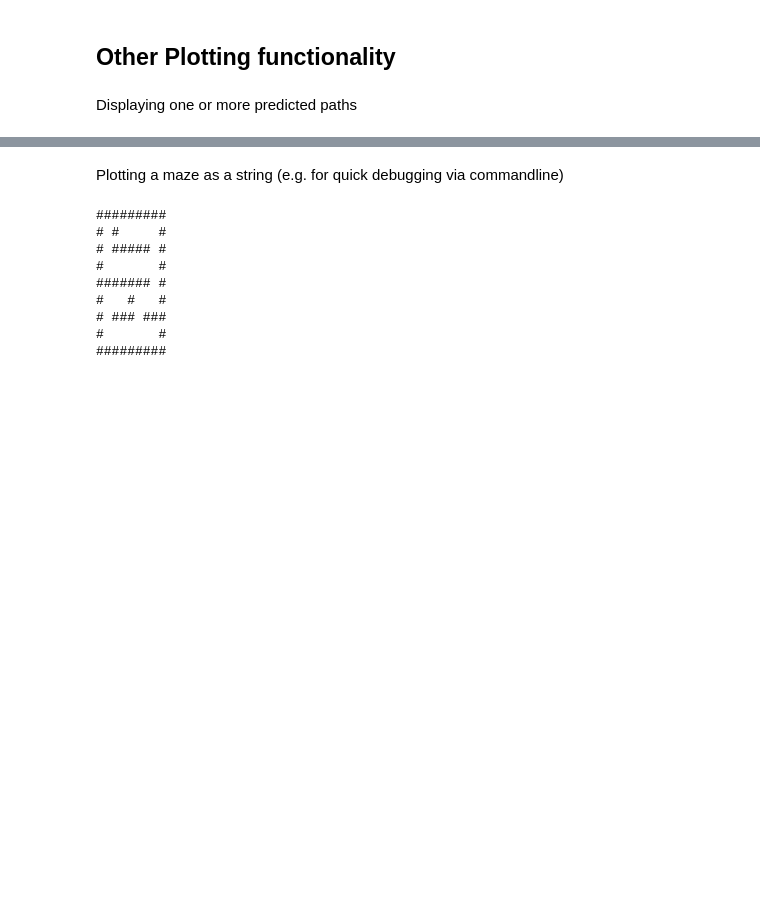
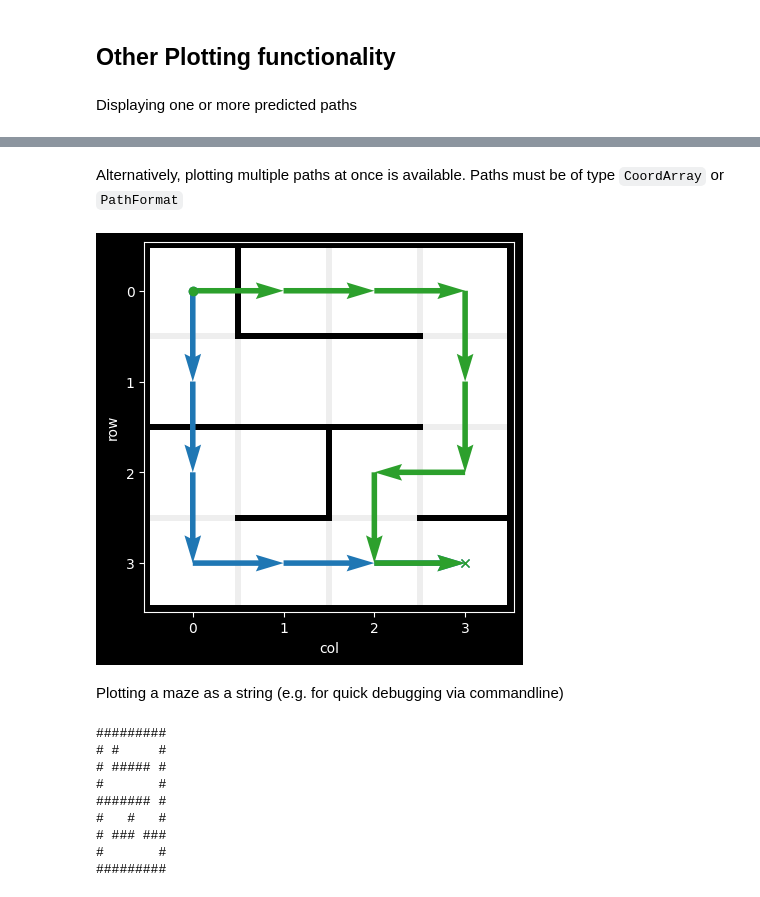
Before and after one commit to understanding-search/maze-transformer, a Jupyter notebook: notebooks/demo_latticemaze.ipynb, the cells around one changed output, grey strips where cells are left out. Cells and saved outputs as stored; diff of their text form; code cells hidden in the pictures; blank space fills up the shorter version.

Commit message:
added .add_multiple_paths()

```diff
--- a/notebooks/demo_latticemaze.ipynb
+++ b/notebooks/demo_latticemaze.ipynb
@@ -176,3 +166,10 @@ MazePlot(maze)
+# %% [markdown]
+Alternatively, plotting multiple paths at once is available. Paths must be of type `CoordArray` or `PathFormat`
+# %%
+pred_paths = [pred_path1, pred_path2]
+MazePlot(maze).add_multiple_paths(pred_paths).show()
+# %% [output]
+[figure, added]
 # %% [markdown]
 Plotting a maze as a string (e.g. for quick debugging via commandline)
 # %%
```
Also changed, not shown: parts of 1 cell of this notebook, 1 other file.
